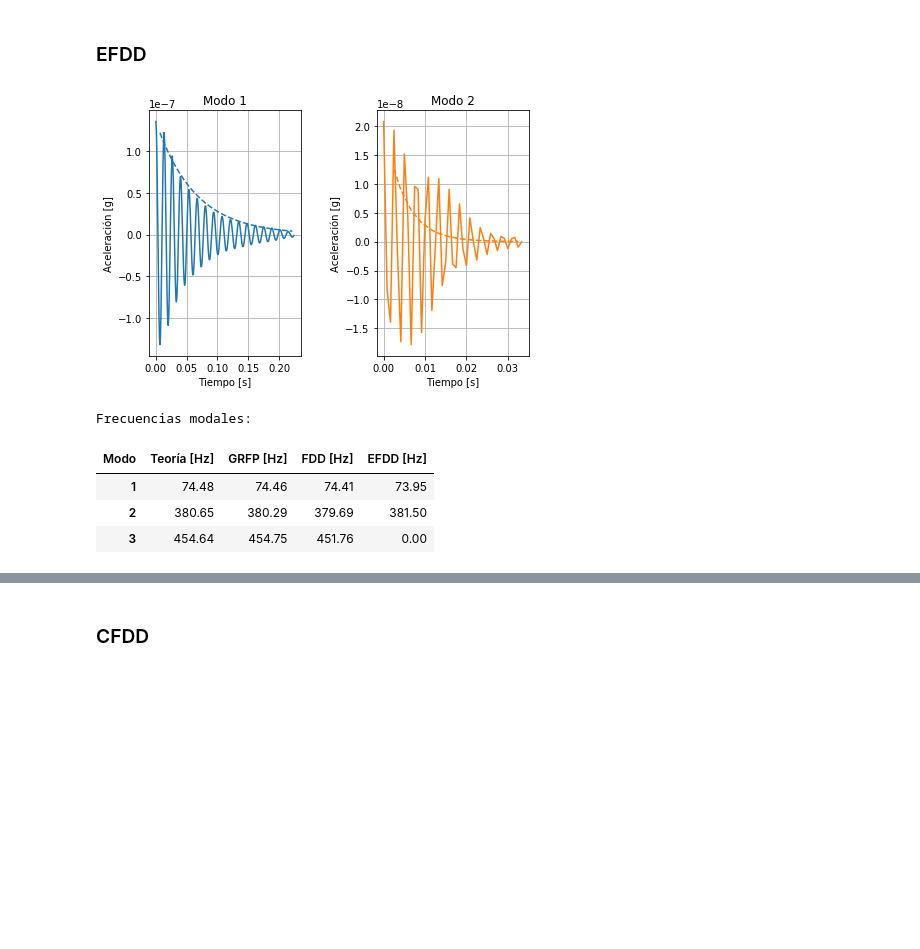
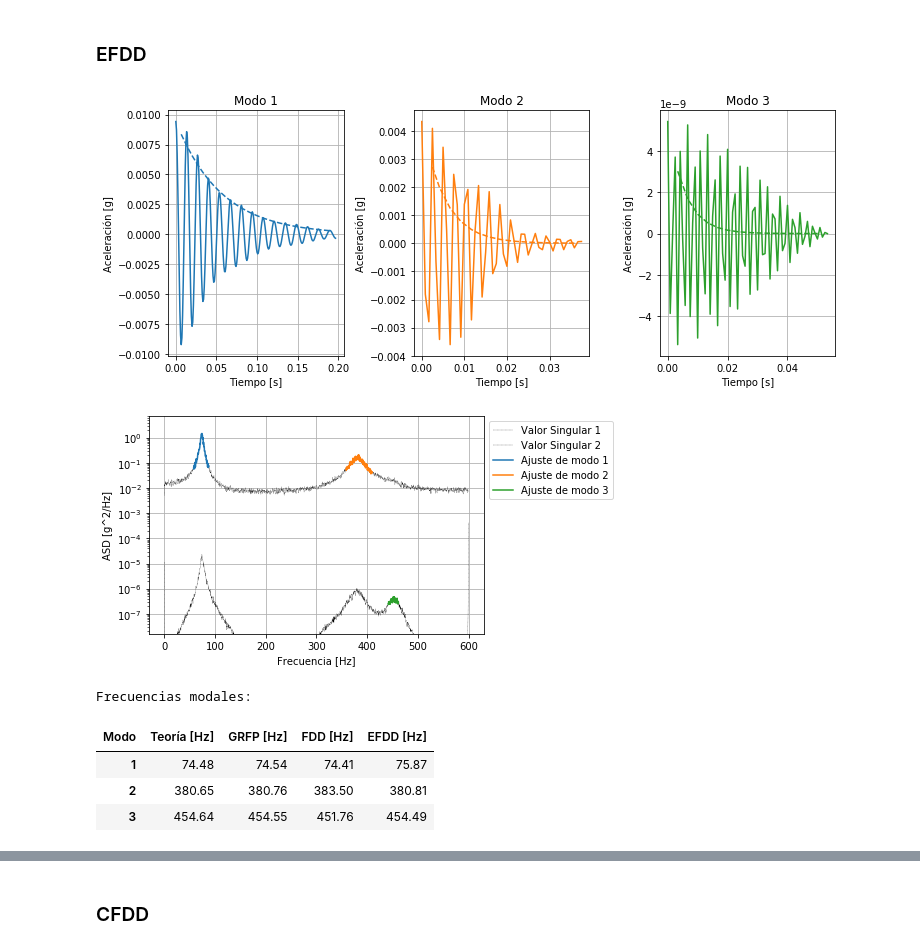
Before and after one commit to rafadodo/atelier, a Jupyter notebook: ema_vs_oma_full.ipynb, the cells around one changed output, grey strips where cells are left out. Drawn from its saved outputs; the diff is of its cells as text; code cells hidden in the pictures; blank space fills up the shorter version.

```diff
--- a/ema_vs_oma_full.ipynb
+++ b/ema_vs_oma_full.ipynb
@@ -237,10 +237,10 @@ plt.savefig('H1_plot.pdf', bbox_inches='tight')
 freq_range = [20, 500]
 idxes = np.where((f_H >= freq_range[0]) & (f_H <=freq_range[1]))[0]
 DOFS = np.array([20, 21])
-n_modes = 5
+n_modes = 4
 m = 2*n_modes-1
 n = 2*n_modes
-denom, denom_coeff = rfp.grfp_denominator(H1[idxes[:, np.newaxis], DOFS], 2*np.pi*f_H[idxes],n,m)
+denom, denom_coeff = rfp.grfp_denominator(H1[idxes, :], 2*np.pi*f_H[idxes],n,m)
 # %%
 plt.semilogy(f_H[idxes], np.abs(1/denom))
 # plt.title('Inversa del polinomio denominador')
@@ -380,7 +381,7 @@ plt.show()
 # %% [output]
 [figure]
 # %%
-f_fdd = freq_fdd[mode_ind_fdd2]
+f_fdd = np.concatenate((freq_fdd[mode_ind_fdd], freq_fdd[mode_ind_fdd2][2, np.newaxis]))
 fdd_total_modes = len(f_fdd)-1
 min_ind = np.min([len(vec) for vec in [mode_nums, f_theo, f_grfp, f_fdd]])
 data = np.vstack((mode_nums[:min_ind], f_theo[:min_ind], f_grfp[:min_ind], f_fdd[:min_ind])).T
@@ -430,48 +431,92 @@ plt.savefig('MAC_FDD2vsModelo_base.pdf')
 # %% [markdown]
 ### EFDD
 # %%
-sv_num = 1
-mac_th = 0.85
-sdof_psd = np.zeros((f_S.size, fdd_total_modes), dtype=complex)
-sdof_acf = np.zeros((f_S.size, fdd_total_modes), dtype=complex)
+sv_num = 0
+mac_th = np.array([0.9, 0.9, 0.9])
+sdof_psd = np.zeros((f_S.size, fdd_total_modes+1), dtype=complex)
+sdof_acf = np.zeros((f_S.size, fdd_total_modes+1), dtype=complex)
 t_sdof_acf = np.linspace(0, sdof_psd.shape[0]/f_s, sdof_psd.shape[0])
 f_efdd = np.zeros(fdd_total_modes+1)
 xi_efdd = np.zeros(fdd_total_modes+1)
 R2 = np.zeros(fdd_total_modes+1)
 
-fig_decay, ax_decay = plt.subplots(fdd_total_modes//2, 2)
-fig_decay.tight_layout(h_pad=10, w_pad=0.15)
-fig_decay.subplots_adjust(wspace = 0.5, hspace=0.1)
+fig_decay, ax_decay = plt.subplots(1, fdd_total_modes+1, figsize=(10,4))
+fig_decay.tight_layout(h_pad=10, w_pad=0.12)
+fig_decay.subplots_adjust(wspace = 0.4, hspace=0.4)
+fig_psd, ax_psd = plt.subplots()
 # fig_decay.suptitle('Ajuste de los decaimientos como logaritmicos', y=1.1)
+ax_psd.semilogy(f_S[:len(f_S)//2], s_fdd[:len(f_S)//2, 0], '--', color='k', linewidth=0.25, label='Valor Singular 1')
+ax_psd.semilogy(f_S[:len(f_S)//2], s_fdd[:len(f_S)//2, 1], '--', color='k', linewidth=0.25, label='Valor Singular 2')
 
 [ax_decay.flat[i].grid(True, markevery=1) for i in range(len(ax_decay.flat))]
 
 for mode in range(fdd_total_modes):
-    peak_idx = mode_ind_fdd2[mode]
-    idx_low, idx_high = oma.get_efdd_segment(u_fdd, peak_idx, mac_th, sv_num)
-    sdof_psd[idx_low:idx_high, mode] = s_fdd[idx_low:idx_high, 1]
+    peak_idx = mode_ind_fdd[mode]
+    idx_low, idx_high = oma.get_efdd_segment(u_fdd, peak_idx, mac_th[mode], sv_num)
+    sdof_psd[idx_low:idx_high, mode] = s_fdd[idx_low:idx_high, sv_num]
     sdof_acf[:, mode] = fftpack.ifft(sdof_psd[:, mode])
     # Find index where amplitude stops falling
     decay_end = np.where(np.diff(np.abs(sdof_acf[:, mode]))>0)[0][0]
     decay = np.real(sdof_acf[:decay_end, mode])
 
     xi_efdd[mode], R2[mode], A, b, c, m = oma.get_damp_from_decay(decay)
     f_efdd_damped = oma.get_freq_from_signal(t_sdof_acf, sdof_acf[:, mode])
     f_efdd[mode] = f_efdd_damped / np.sqrt(1-xi_efdd[mode]**2)
 
     w_n_efdd = 2*np.pi*f_efdd[mode]
     peak_ind = np.array([m for m in signal.argrelmax(abs(decay), order=1)]).flatten()
 
+    ax_psd.semilogy(f_S[idx_low:idx_high], s_fdd[idx_low:idx_high, sv_num], label='Ajuste de modo {}'.format(mode+1))
+
     ax_decay.flat[mode].plot(t_sdof_acf[:decay_end], decay, color=colors[mode])
     ax_decay.flat[mode].plot(t_sdof_acf[peak_ind],
                              decay[0]*np.exp(-xi_efdd[mode]*w_n_efdd*t_sdof_acf[peak_ind]),
                              color=colors[mode], linestyle='--')
     ax_decay.flat[mode].set_xlabel('Tiempo [s]')
     ax_decay.flat[mode].set_ylabel('Aceleración [g]')
     ax_decay.flat[mode].set_title('Modo {}'.format(mode+1))
-plt.savefig('EFDD_base.pdf', bbox_inches='tight')
+
+
+mode = 2
+sv_num = 1
+# mac_th = 0.95
+peak_idx = mode_ind_fdd2[mode]
+idx_low, idx_high = oma.get_efdd_segment(u_fdd, peak_idx, mac_th[mode], sv_num)
+sdof_psd[idx_low:idx_high, mode] = s_fdd[idx_low:idx_high, sv_num]
+
+sdof_acf[:, mode] = fftpack.ifft(sdof_psd[:, mode])
+# Find index where amplitude stops falling
+decay_end = np.where(np.diff(np.abs(sdof_acf[:, mode]))>0)[0][0]
+decay = np.real(sdof_acf[:decay_end, mode])
+
+xi_efdd[mode], R2[mode], A, b, c, m = oma.get_damp_from_decay(decay)
+f_efdd_damped = oma.get_freq_from_signal(t_sdof_acf, sdof_acf[:, mode])
+f_efdd[mode] = f_efdd_damped / np.sqrt(1-xi_efdd[mode]**2)
+
+w_n_efdd = 2*np.pi*f_efdd[mode]
+peak_ind = np.array([m for m in signal.argrelmax(abs(decay), order=1)]).flatten()
+
+ax_psd.semilogy(f_S[idx_low:idx_high], s_fdd[idx_low:idx_high, sv_num], label='Ajuste de modo {}'.format(mode+1))
+ax_psd.set_ylim([np.max(np.abs(s_fdd[:, 3])), None])
+ax_psd.set_xlabel('Frecuencia [Hz]')
+ax_psd.set_ylabel('ASD [g^2/Hz]')
+ax_psd.grid()
+ax_psd.legend(loc='upper right', bbox_to_anchor=(1.4, 1))
+
+ax_decay.flat[mode].plot(t_sdof_acf[:decay_end], decay, color=colors[mode])
+ax_decay.flat[mode].plot(t_sdof_acf[peak_ind],
+                         decay[0]*np.exp(-xi_efdd[mode]*w_n_efdd*t_sdof_acf[peak_ind]),
+                         color=colors[mode], linestyle='--')
+ax_decay.flat[mode].set_xlabel('Tiempo [s]')
+ax_decay.flat[mode].set_ylabel('Aceleración [g]')
+ax_decay.flat[mode].set_title('Modo {}'.format(mode+1))
+
+
+fig_psd.savefig('EFDD_peaks.pdf', bbox_inches='tight')
+fig_decay.savefig('EFDD_base.pdf', bbox_inches='tight')
 # %% [output]
-[figure, old version]
+[figure, new version]
+[figure, added]
 # %%
 print('Frecuencias modales:')
 # min_ind = np.min([len(vec) for vec in [mode_nums, f_theo, f_grfp, f_fdd, f_efdd]])
@@ -483,9 +528,9 @@ utils.print_modes_dataframe(data=data, headers=headers, decimals=2, save_title='
 # %% [output]
 Frecuencias modales:
 | Modo | Teoría [Hz] | GRFP [Hz] | FDD [Hz] | EFDD [Hz] |
-| 1 | 74.48 | 74.46 | 74.41 | 73.95 |
-| 2 | 380.65 | 380.29 | 379.69 | 381.50 |
-| 3 | 454.64 | 454.75 | 451.76 | 0.00 |
+| 1 | 74.48 | 74.54 | 74.41 | 75.87 |
+| 2 | 380.65 | 380.76 | 383.50 | 380.81 |
+| 3 | 454.64 | 454.55 | 451.76 | 454.49 |
 # %%
 min_ind = np.min([len(vec) for vec in [mode_nums, xi_theo, xi_grfp, xi_efdd]])
 data = np.vstack((mode_nums[:min_ind], xi_theo[:min_ind], xi_grfp[:min_ind], xi_efdd[:min_ind])).T
```
Also changed, not shown: parts of 19 cells of this notebook, 3 other files.
